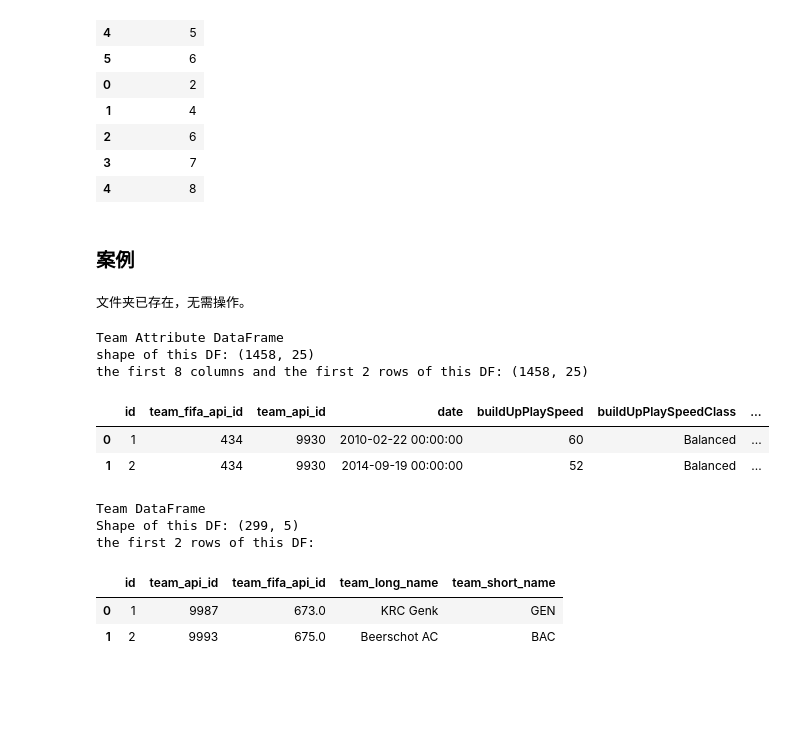
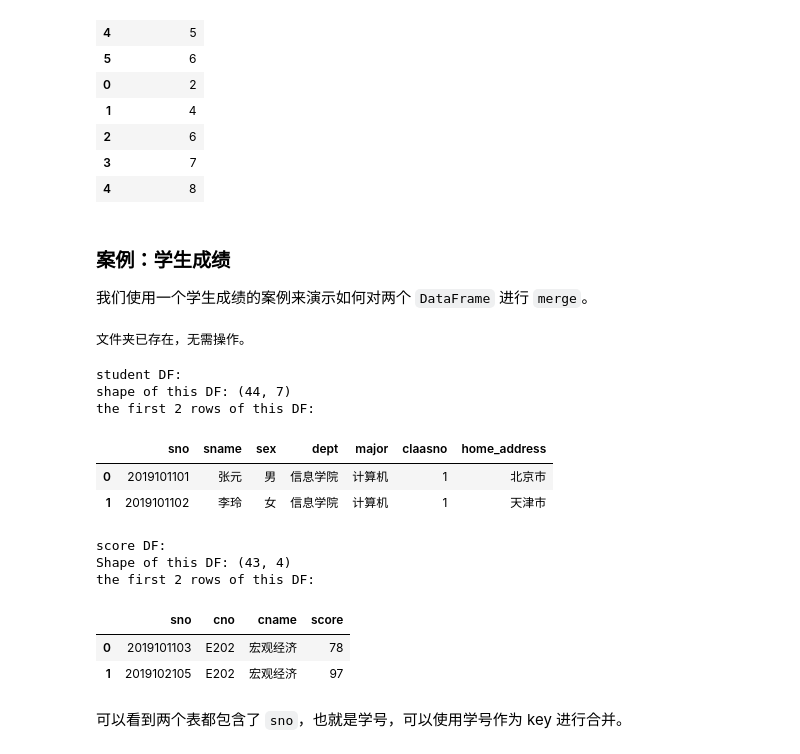
Before and after one commit to godaai/python-data-science, a Jupyter notebook: _build/eval/ch-pandas/dataframe-merge-concat.ipynb, the cells around one changed output. Saved outputs shown, nothing was run; the diff lists cells and outputs as text; code cells hidden in the pictures; blank space fills up the shorter version.

```diff
--- a/_build/eval/ch-pandas/dataframe-merge-concat.ipynb
+++ b/_build/eval/ch-pandas/dataframe-merge-concat.ipynb
@@ -173,60 +173,63 @@ concat_inner_df
 | 2 | 6 |
 | 3 | 7 |
 | 4 | 8 |
-# %% [markdown]
-### 案例
+# %% [markdown]
+### 案例：学生成绩
+
+我们使用一个学生成绩的案例来演示如何对两个 `DataFrame` 进行 `merge`。
 # %%
+# Hide outputs
 import urllib.request
 import os
 import pandas as pd
 
-folder_path = os.path.join(os.getcwd(), "./data/euro-soccer")
-team_download_url = "Team.csv"
-team_attr_download_url = "Team_Attributes.csv"
+folder_path = os.path.join(os.getcwd(), "./data/student-score")
+score_download_url = "score.csv"
+student_attr_download_url = "student.csv"
 
-team_file_name = team_download_url.split("/")[-1]
-team_attr_file_name = team_attr_download_url.split("/")[-1]
-team_path = os.path.join(folder_path, team_file_name)
-team_attr_path = os.path.join(folder_path, team_attr_file_name)
+score_file_name = score_download_url.split("/")[-1]
+student_file_name = student_attr_download_url.split("/")[-1]
+score_path = os.path.join(folder_path, score_file_name)
+student_path = os.path.join(folder_path, student_file_name)
 
 if not os.path.exists(folder_path):
     # 创建文件夹
     os.makedirs(folder_path)
     print(f"文件夹不存在，已创建。")
 
-    team_file_path = os.path.join(folder_path, team_file_name)
-    team_attr_path = os.path.join(folder_path, team_file_name)
-    urllib.request.urlretrieve(team_download_url, team_file_path)
-    urllib.request.urlretrieve(team_attr_download_url, team_attr_path)
+    urllib.request.urlretrieve(score_download_url, score_path)
+    urllib.request.urlretrieve(student_attr_download_url, student_path)
     print("数据已下载。")
 else:
     print(f"文件夹已存在，无需操作。")
 # %% [output]
 文件夹已存在，无需操作。
 # %%
-print("Team Attribute DataFrame")
-team_attr_df = pd.read_csv(team_attr_path)
-print(f"shape of this DF: {team_attr_df.shape}")
-print(f"the first 8 columns and the first 2 rows of this DF: {team_attr_df.shape}")
-team_attr_df.iloc[:, :8].head(2)
+print("student DF:")
+student_df = pd.read_csv(student_path, encoding = "UTF-8")
+print(f"shape of this DF: {student_df.shape}")
+print("the first 2 rows of this DF:")
+student_df.head(2)
 # %% [output]
-Team Attribute DataFrame
-shape of this DF: (1458, 25)
-the first 8 columns and the first 2 rows of this DF: (1458, 25)
+student DF:
+shape of this DF: (44, 7)
+the first 2 rows of this DF:
-|  | id | team_fifa_api_id | team_api_id | date | buildUpPlaySpeed | buildUpPlaySpeedClass | ... |
-| 0 | 1 | 434 | 9930 | 2010-02-22 00:00:00 | 60 | Balanced | ... |
-| 1 | 2 | 434 | 9930 | 2014-09-19 00:00:00 | 52 | Balanced | ... |
+|  | sno | sname | sex | dept | major | claasno | home_address |
+| 0 | 2019101101 | 张元 | 男 | 信息学院 | 计算机 | 1 | 北京市 |
+| 1 | 2019101102 | 李玲 | 女 | 信息学院 | 计算机 | 1 | 天津市 |
 # %%
-print("Team DataFrame")
-team_df = pd.read_csv(team_path)
-print(f"Shape of this DF: {team_df.shape}")
+print("score DF:")
+score_df = pd.read_csv(score_path, encoding = "UTF-8")
+print(f"Shape of this DF: {score_df.shape}")
 print("the first 2 rows of this DF:")
-team_df.head(2)
+score_df.head(2)
 # %% [output]
-Team DataFrame
-Shape of this DF: (299, 5)
+score DF:
+Shape of this DF: (43, 4)
 the first 2 rows of this DF:
-|  | id | team_api_id | team_fifa_api_id | team_long_name | team_short_name |
-| 0 | 1 | 9987 | 673.0 | KRC Genk | GEN |
-| 1 | 2 | 9993 | 675.0 | Beerschot AC | BAC |
+|  | sno | cno | cname | score |
+| 0 | 2019101103 | E202 | 宏观经济 | 78 |
+| 1 | 2019102105 | E202 | 宏观经济 | 97 |
+# %% [markdown]
+可以看到两个表都包含了 `sno`，也就是学号，可以使用学号作为 key 进行合并。
 # %%
```
Also changed, not shown: parts of 7 cells of this notebook, 15 other files.
